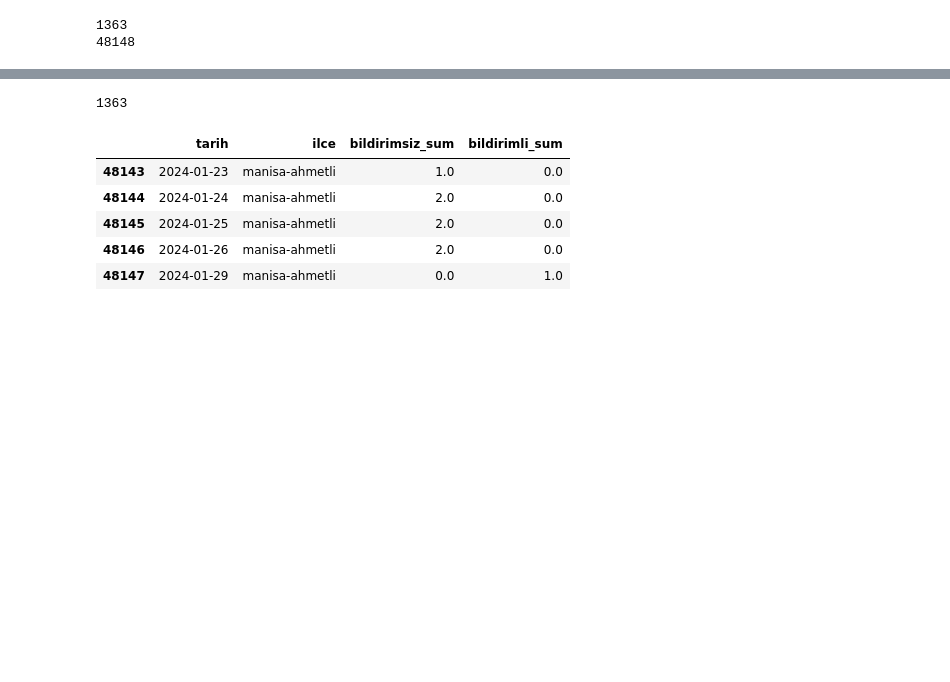
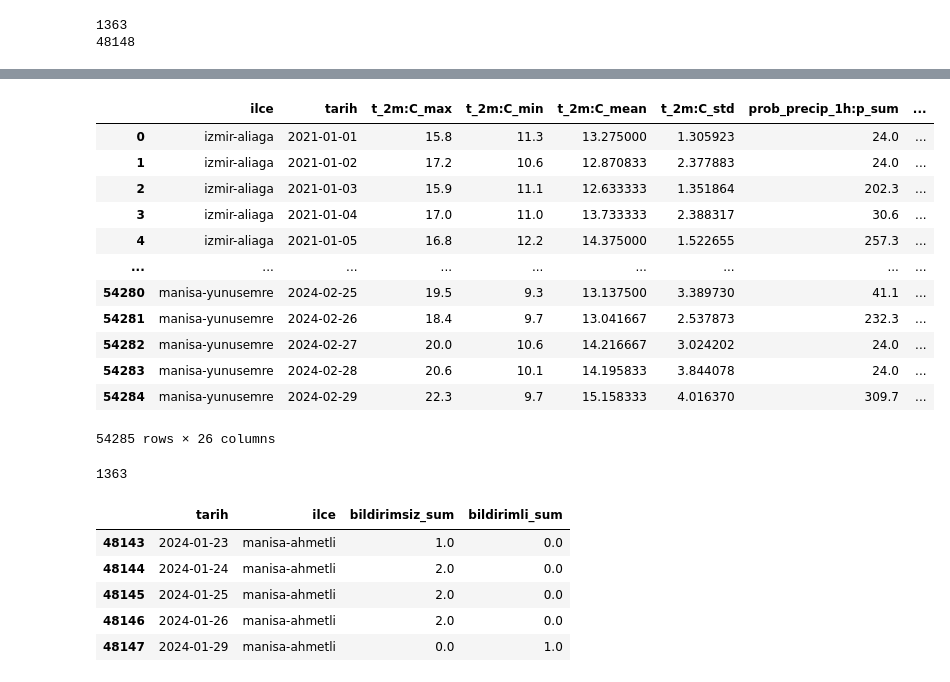
Before and after one commit to linaund1000/gdz-datathon, a Jupyter notebook: data_generation-emre.ipynb, the cells around one changed output, grey strips where cells are left out. Saved outputs shown, nothing was run; the diff lists cells and outputs as text; code cells hidden in the pictures; blank space fills up the shorter version.

```diff
--- a/data_generation-emre.ipynb
+++ b/data_generation-emre.ipynb
@@ -123,3 +131,19 @@ NameError: name 'weather' is not defined
+# %%
+weather
+# %% [output]
+|  | ilce | tarih | t_2m:C_max | t_2m:C_min | t_2m:C_mean | t_2m:C_std | prob_precip_1h:p_sum | ... |
+| 0 | izmir-aliaga | 2021-01-01 | 15.8 | 11.3 | 13.275000 | 1.305923 | 24.0 | ... |
+| 1 | izmir-aliaga | 2021-01-02 | 17.2 | 10.6 | 12.870833 | 2.377883 | 24.0 | ... |
+| 2 | izmir-aliaga | 2021-01-03 | 15.9 | 11.1 | 12.633333 | 1.351864 | 202.3 | ... |
+| 3 | izmir-aliaga | 2021-01-04 | 17.0 | 11.0 | 13.733333 | 2.388317 | 30.6 | ... |
+| 4 | izmir-aliaga | 2021-01-05 | 16.8 | 12.2 | 14.375000 | 1.522655 | 257.3 | ... |
+| ... | ... | ... | ... | ... | ... | ... | ... | ... |
+| 54280 | manisa-yunusemre | 2024-02-25 | 19.5 | 9.3 | 13.137500 | 3.389730 | 41.1 | ... |
+| 54281 | manisa-yunusemre | 2024-02-26 | 18.4 | 9.7 | 13.041667 | 2.537873 | 232.3 | ... |
+| 54282 | manisa-yunusemre | 2024-02-27 | 20.0 | 10.6 | 14.216667 | 3.024202 | 24.0 | ... |
+| 54283 | manisa-yunusemre | 2024-02-28 | 20.6 | 10.1 | 14.195833 | 3.844078 | 24.0 | ... |
+| 54284 | manisa-yunusemre | 2024-02-29 | 22.3 | 9.7 | 15.158333 | 4.016370 | 309.7 | ... |
+54285 rows × 26 columns
 # %%
 
 after_date = datetime(2024, 2, 1)
```
Also changed, not shown: parts of 14 cells of this notebook.
